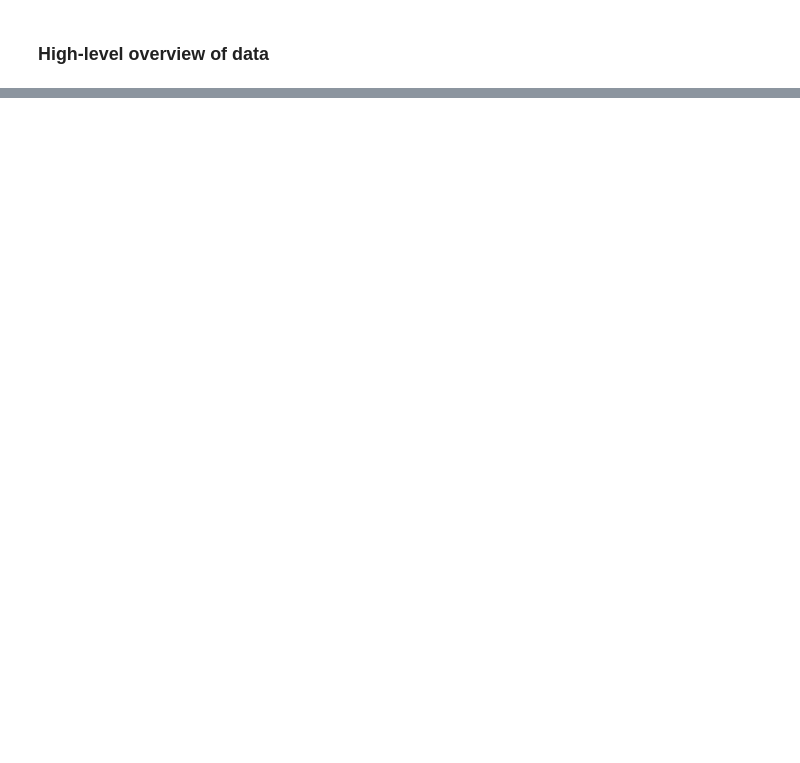
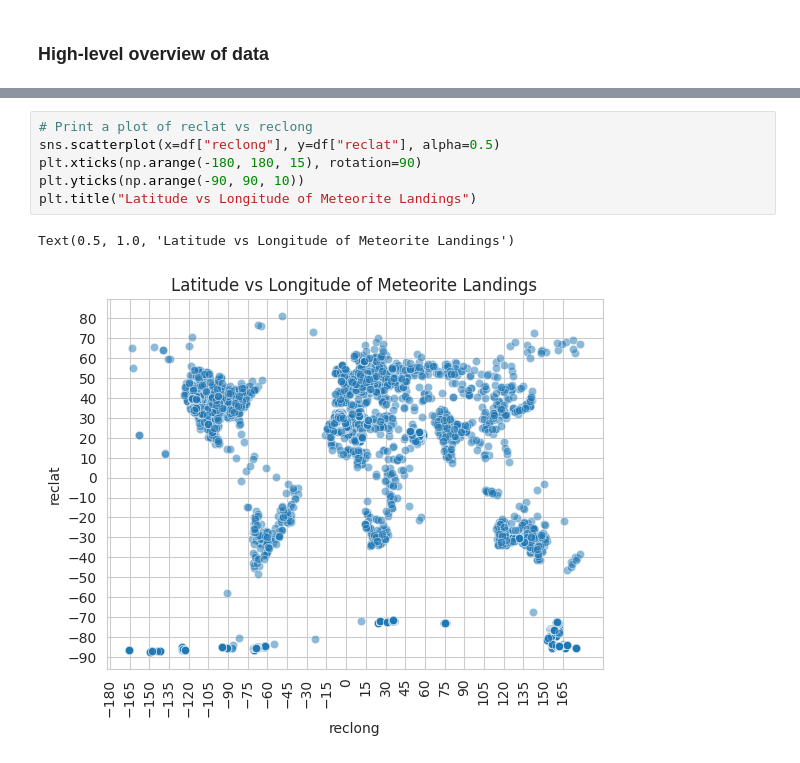
Before and after one commit to Dakobrah/Final, a Jupyter notebook: meteorites.ipynb, the cells around one changed output, grey strips where cells are left out. Cells and saved outputs as stored; diff of their text form; blank space fills up the shorter version.

```diff
--- a/meteorites.ipynb
+++ b/meteorites.ipynb
@@ -88,0 +100,9 @@ MAP STUF
+# %%
+# Print a plot of reclat vs reclong
+sns.scatterplot(x=df["reclong"], y=df["reclat"], alpha=0.5)
+plt.xticks(np.arange(-180, 180, 15), rotation=90)
+plt.yticks(np.arange(-90, 90, 10))
+plt.title("Latitude vs Longitude of Meteorite Landings")
+# %% [output]
+Text(0.5, 1.0, 'Latitude vs Longitude of Meteorite Landings')
+[figure, added]
```
Also changed, not shown: parts of 13 cells of this notebook, 1 other file.
